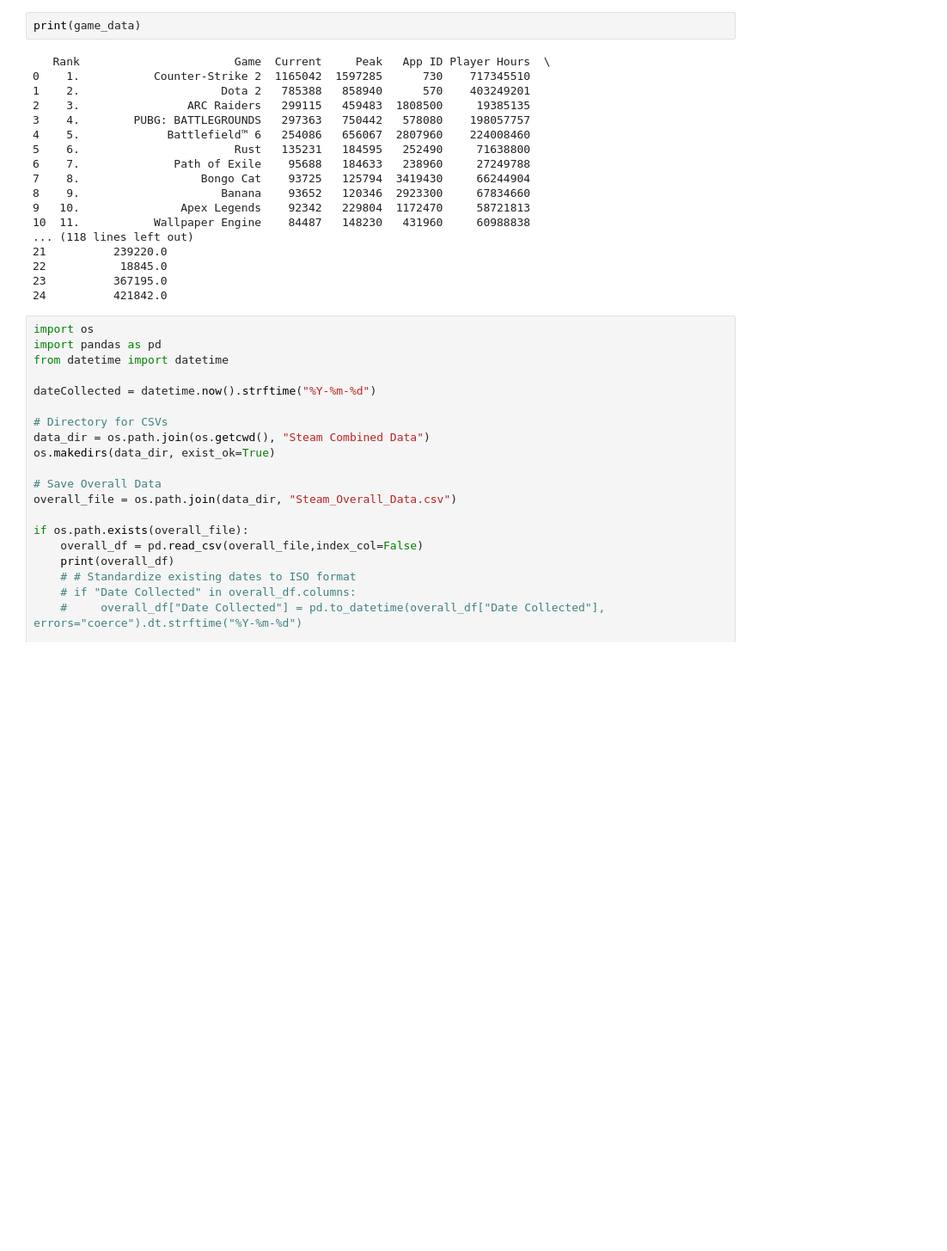
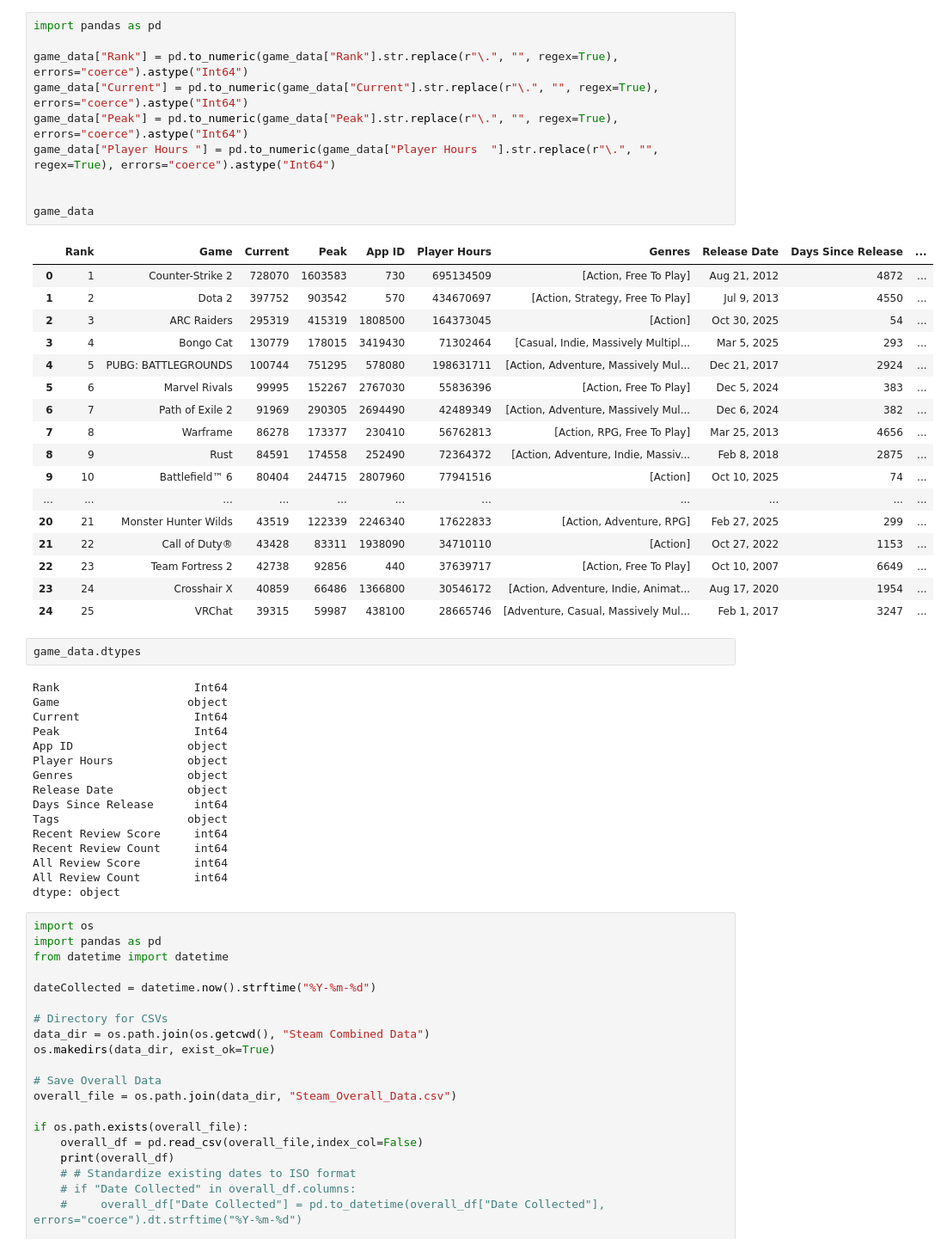
Before and after one commit to Diaz-Nelson/SteamDataAnalysis, a Jupyter notebook: notebook_test.ipynb, the cells around one changed output. Shown: that part at 86% size. Saved outputs shown, nothing was run; the diff lists cells and outputs as text; blank space fills up the shorter version.

Commit message:
Fixed Tags and fixed data type being saved in MongoDB

```diff
--- a/notebook_test.ipynb
+++ b/notebook_test.ipynb
@@ -12,25 +9,51 @@ Failed to get tags or Review Counts for 480
 [INFO] Combining dataframes...
 [SUCCESS] Game data successfully compiled.
+# %%
+import pandas as pd
+
+game_data["Rank"] = pd.to_numeric(game_data["Rank"].str.replace(r"\.", "", regex=True), errors="coerce").astype("Int64")
+game_data["Current"] = pd.to_numeric(game_data["Current"].str.replace(r"\.", "", regex=True), errors="coerce").astype("Int64")
+game_data["Peak"] = pd.to_numeric(game_data["Peak"].str.replace(r"\.", "", regex=True), errors="coerce").astype("Int64")
+game_data["Player Hours	"] = pd.to_numeric(game_data["Player Hours	"].str.replace(r"\.", "", regex=True), errors="coerce").astype("Int64")
+
+
+game_data
+# %% [output]
+|  | Rank | Game | Current | Peak | App ID | Player Hours | Genres | Release Date | Days Since Release | ... |
+| 0 | 1 | Counter-Strike 2 | 728070 | 1603583 | 730 | 695134509 | [Action, Free To Play] | Aug 21, 2012 | 4872 | ... |
+| 1 | 2 | Dota 2 | 397752 | 903542 | 570 | 434670697 | [Action, Strategy, Free To Play] | Jul 9, 2013 | 4550 | ... |
+| 2 | 3 | ARC Raiders | 295319 | 415319 | 1808500 | 164373045 | [Action] | Oct 30, 2025 | 54 | ... |
+| 3 | 4 | Bongo Cat | 130779 | 178015 | 3419430 | 71302464 | [Casual, Indie, Massively Multipl... | Mar 5, 2025 | 293 | ... |
+| 4 | 5 | PUBG: BATTLEGROUNDS | 100744 | 751295 | 578080 | 198631711 | [Action, Adventure, Massively Mul... | Dec 21, 2017 | 2924 | ... |
+| 5 | 6 | Marvel Rivals | 99995 | 152267 | 2767030 | 55836396 | [Action, Free To Play] | Dec 5, 2024 | 383 | ... |
+| 6 | 7 | Path of Exile 2 | 91969 | 290305 | 2694490 | 42489349 | [Action, Adventure, Massively Mul... | Dec 6, 2024 | 382 | ... |
+| 7 | 8 | Warframe | 86278 | 173377 | 230410 | 56762813 | [Action, RPG, Free To Play] | Mar 25, 2013 | 4656 | ... |
+| 8 | 9 | Rust | 84591 | 174558 | 252490 | 72364372 | [Action, Adventure, Indie, Massiv... | Feb 8, 2018 | 2875 | ... |
+| 9 | 10 | Battlefield™ 6 | 80404 | 244715 | 2807960 | 77941516 | [Action] | Oct 10, 2025 | 74 | ... |
+| ... | ... | ... | ... | ... | ... | ... | ... | ... | ... | ... |
+| 20 | 21 | Monster Hunter Wilds | 43519 | 122339 | 2246340 | 17622833 | [Action, Adventure, RPG] | Feb 27, 2025 | 299 | ... |
+| 21 | 22 | Call of Duty® | 43428 | 83311 | 1938090 | 34710110 | [Action] | Oct 27, 2022 | 1153 | ... |
+| 22 | 23 | Team Fortress 2 | 42738 | 92856 | 440 | 37639717 | [Action, Free To Play] | Oct 10, 2007 | 6649 | ... |
+| 23 | 24 | Crosshair X | 40859 | 66486 | 1366800 | 30546172 | [Action, Adventure, Indie, Animat... | Aug 17, 2020 | 1954 | ... |
+| 24 | 25 | VRChat | 39315 | 59987 | 438100 | 28665746 | [Adventure, Casual, Massively Mul... | Feb 1, 2017 | 3247 | ... |
 # %%
-print(game_data)
+game_data.dtypes
 # %% [output]
-   Rank                       Game  Current     Peak   App ID Player Hours  \
-0    1.           Counter-Strike 2  1165042  1597285      730    717345510
-1    2.                     Dota 2   785388   858940      570    403249201
-2    3.                ARC Raiders   299115   459483  1808500     19385135
-3    4.        PUBG: BATTLEGROUNDS   297363   750442   578080    198057757
-4    5.             Battlefield™ 6   254086   656067  2807960    224008460
-5    6.                       Rust   135231   184595   252490     71638800
-6    7.              Path of Exile    95688   184633   238960     27249788
-7    8.                  Bongo Cat    93725   125794  3419430     66244904
-8    9.                     Banana    93652   120346  2923300     67834660
-9   10.               Apex Legends    92342   229804  1172470     58721813
-10  11.           Wallpaper Engine    84487   148230   431960     60988838
-... (118 lines left out)
-21          239220.0
-22           18845.0
-23          367195.0
-24          421842.0
+Rank                    Int64
+Game                   object
+Current                 Int64
+Peak                    Int64
+App ID                 object
+Player Hours           object
+Genres                 object
+Release Date           object
+Days Since Release      int64
+Tags                   object
+Recent Review Score     int64
+Recent Review Count     int64
+All Review Score        int64
+All Review Count        int64
+dtype: object
 # %%
 import os
 import pandas as pd
```
Also changed, not shown: parts of 5 cells of this notebook, 4 other files.
